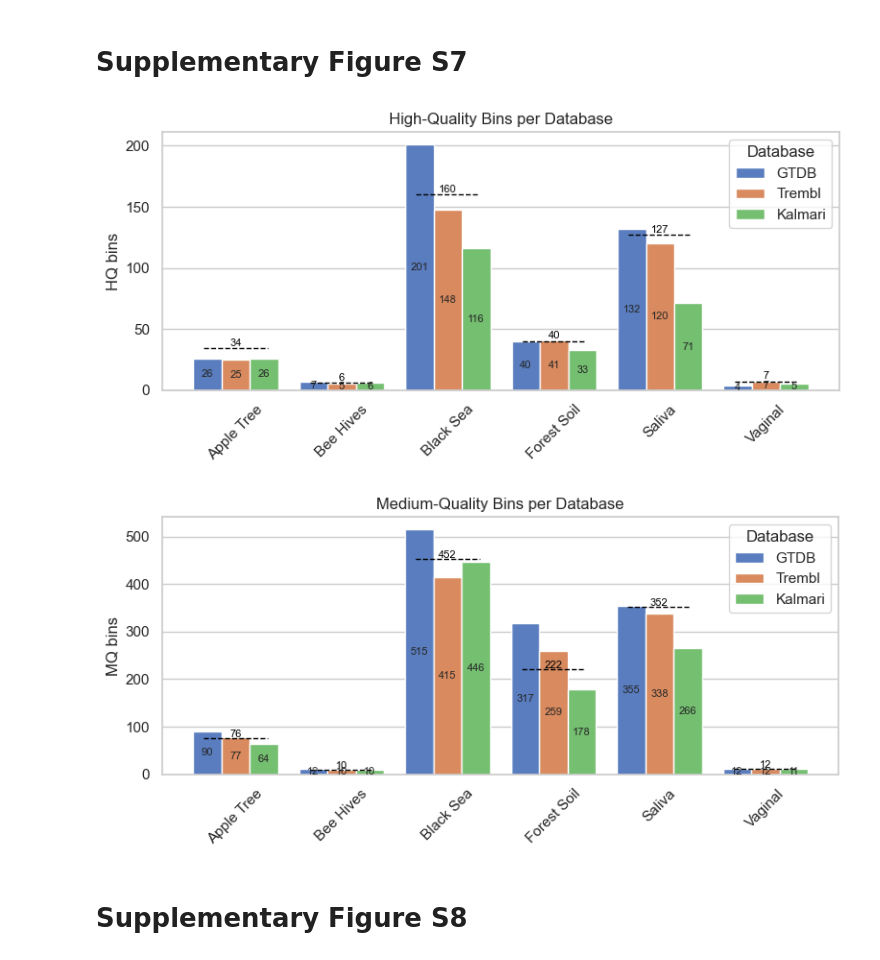
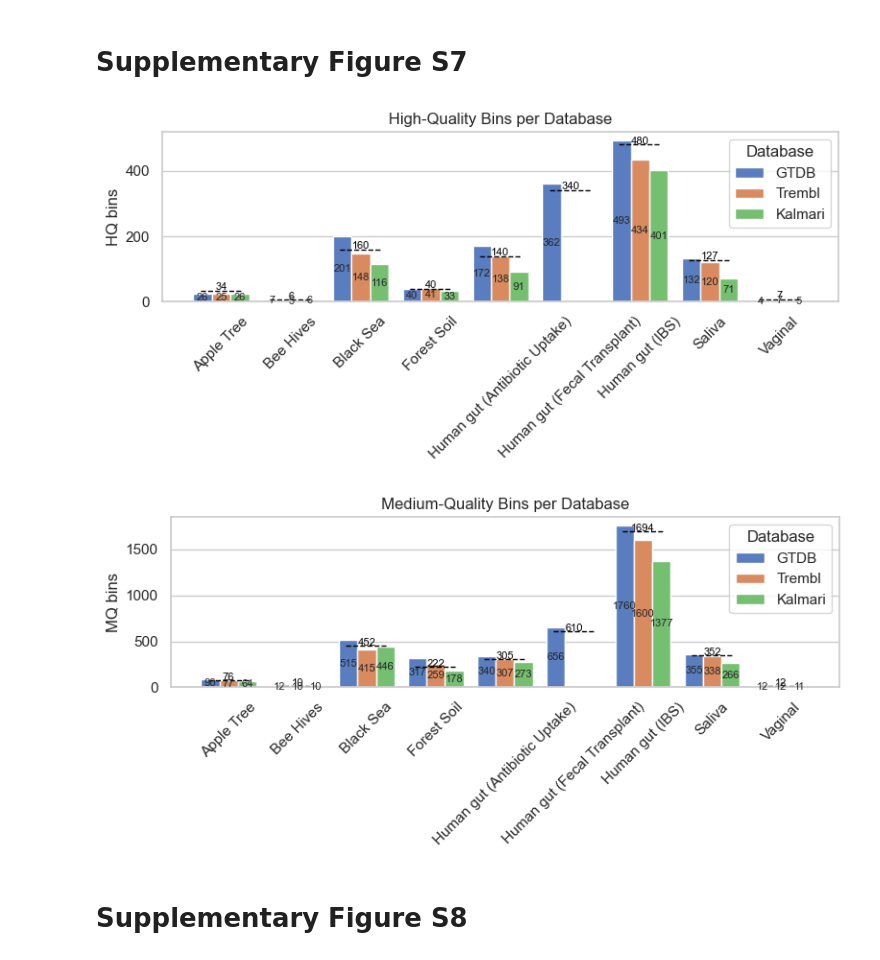
Before and after one commit to sgalkina/TaxVAMB_paper_figures, a Jupyter notebook: scripts_python/Figures.ipynb, the cells around one changed output. Saved outputs shown, nothing was run; the diff lists cells and outputs as text; code cells hidden in the pictures.

```diff
--- a/scripts_python/Figures.ipynb
+++ b/scripts_python/Figures.ipynb
@@ -271,6 +271,12 @@ df = df[~(df['vamb_based_tool'] & (df['no_predictor']))]
 df.loc[~df['vamb_based_tool'], 'vamb_is_with_reclustering'] = True
 # %%
 df_bio = pd.read_excel('../data/TaxVAMB_Source_Data.xlsx', sheet_name='Figure 3b')
+# %%
+df_gunc = pd.read_excel('../data/TaxVAMB_Source_Data.xlsx', sheet_name='Supplementary Figure 8')
+# %%
+map_gunc = {}
+for d, df_d in df_gunc.groupby('Dataset'):
+    map_gunc[d] = {'HQ_GUNC': dict(zip(df_d['Method'], df_d['HQ_GUNC'].astype(int))), 'MQ_GUNC': dict(zip(df_d['Method'], df_d['MQ_GUNC'].astype(int)))}
 # %%
 tool_label_map = {
     'comebin': 'Comebin',
@@ -1096,6 +1123,9 @@ dataset_label_map = {
     'bee_metagenome_PRJNA1007366': 'Bee Hives',
     'vag_infert_PRJNA1078345': 'Vaginal',
     'human_saliva_oral_PRJDB16210': 'Saliva',
+    'gut': 'Human gut (Fecal Transplant)',
+    'data_ar': 'Human gut (Antibiotic Uptake)',
+    'erda': 'Human gut (IBS)',
 }
 
 tool_label_map = {
@@ -1180,35 +1210,35 @@ plot = sns.barplot(
     hue_order=['GTDB', 'Trembl', 'Kalmari'],
     palette='muted',
     ax=ax2
 )
 
 ax2.set_title("Medium-Quality Bins per Database")
 ax2.set_ylabel("MQ bins")
 ax2.set_xlabel("")
 ax2.tick_params(axis='x', rotation=45)
 ax2.legend(title='Database')
 
 # Add horizontal lines per dataset (MQ)
 xticks = ax2.get_xticks()
 xticklabels = [tick.get_text() for tick in ax2.get_xticklabels()]
 
 for tick, dataset in zip(xticks, xticklabels):
     row = df_vamb[df_vamb['DatasetLabel'] == dataset]
     if not row.empty:
         mq = row['MQ_bins'].values[0]
         ax2.hlines(y=mq, xmin=tick - width, xmax=tick + width, color='black', linestyle='--', linewidth=1)
         ax2.text(x=tick, y=mq + 2, s=f'{mq}', ha='center', fontsize=8, color='black')
 
 # Add bar labels
 for container in ax2.containers:
     ax2.bar_label(container, label_type='center', fontsize=8)
 
 plt.tight_layout()
 plt.savefig(f'../figures/supfigure_mmseqs_dataases_4b.pdf', bbox_inches='tight')
 plt.show()
 # %% [output]
-[figure, old version]
+[figure, new version]
-[figure, old version]
+[figure, new version]
 # %% [markdown]
 # Supplementary Figure S8
 # %%
```
Also changed, not shown: parts of 5 cells of this notebook, 1 other file.
